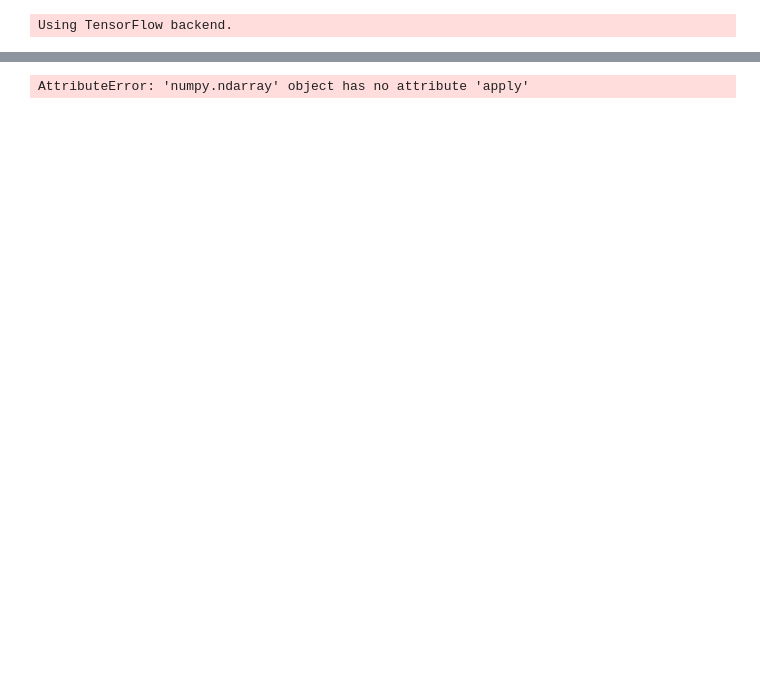
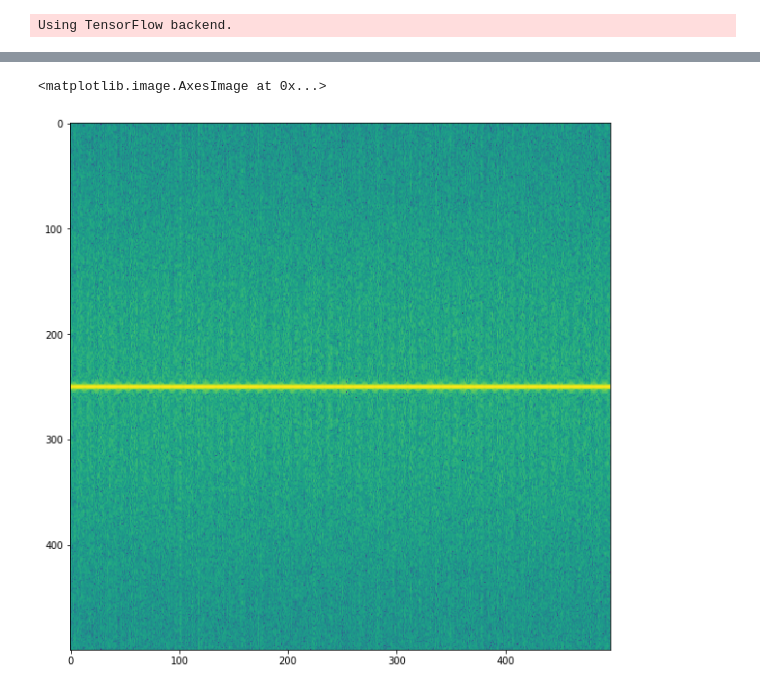
Before and after one commit to tronxd/tds, a Jupyter notebook: Cepstrum.ipynb, the cells around one changed output, grey strips where cells are left out. Saved outputs shown, nothing was run; the diff lists cells and outputs as text; code cells hidden in the pictures; blank space fills up the shorter version.

Commit message:
cepstrum

```diff
--- a/Cepstrum.ipynb
+++ b/Cepstrum.ipynb
@@ -49,6 +51,8 @@ validation_split = conf['learning']['ae']['validation_split']
 train_params = conf['learning']['ae']
 rbw_set = conf['preprocessing']['ae']['rbw_set']
 feature_names = conf['preprocessing']['ae']['feature_names']
+fft_window_name = conf['preprocessing']['ae']['window']
+
 train = namespace.mode == 'train'
 
 
@@ -82,4 +83,0 @@ plot_spectogram(fft_train,freqs,time)
-# %%
-fft_train.apply(lambda x : iq2fft())
-# %% [output]
-AttributeError: 'numpy.ndarray' object has no attribute 'apply'
@@ -87,0 +84,14 @@ def compute_frequency_spectrum(freq):
+# %%
+def compute_frequency_spectrum(freq):
+    num_samples = len(freq)
+    window = get_window(fft_window_name, num_samples)
+    fft_data = (fftshift(fft(window*freq)))
+    return fft_data
+# %%
+cepstrum_train = complex2power(np.apply_along_axis(compute_frequency_spectrum,1,fft_train).T)
+# %%
+f,ax = plt.subplots(figsize=(10,10))
+ax.imshow(cepstrum_train,aspect='auto')
+# %% [output]
+<matplotlib.image.AxesImage at 0x...>
+[figure, added]
```
Also changed, not shown: parts of 8 cells of this notebook, 1 other file.
